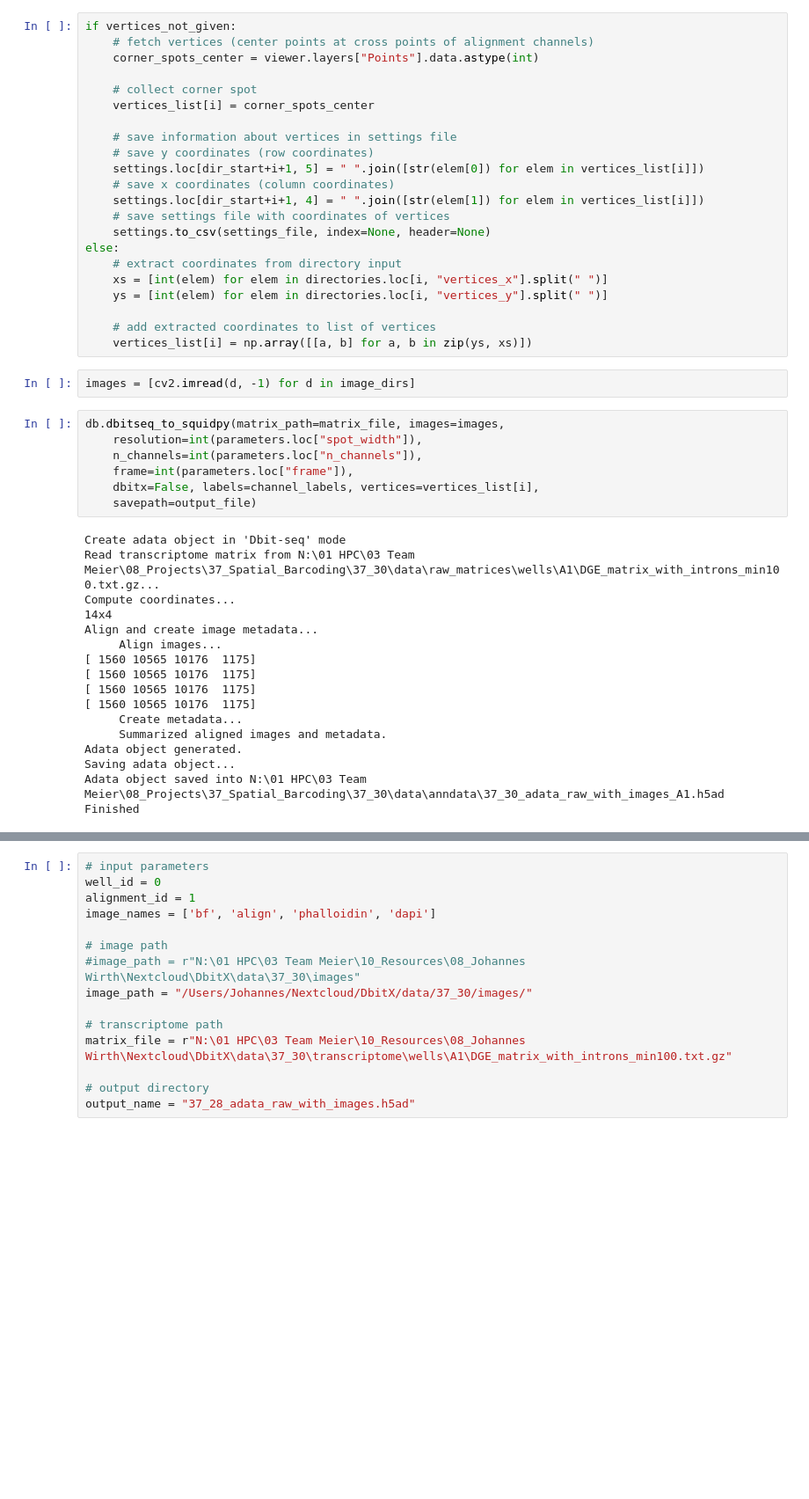
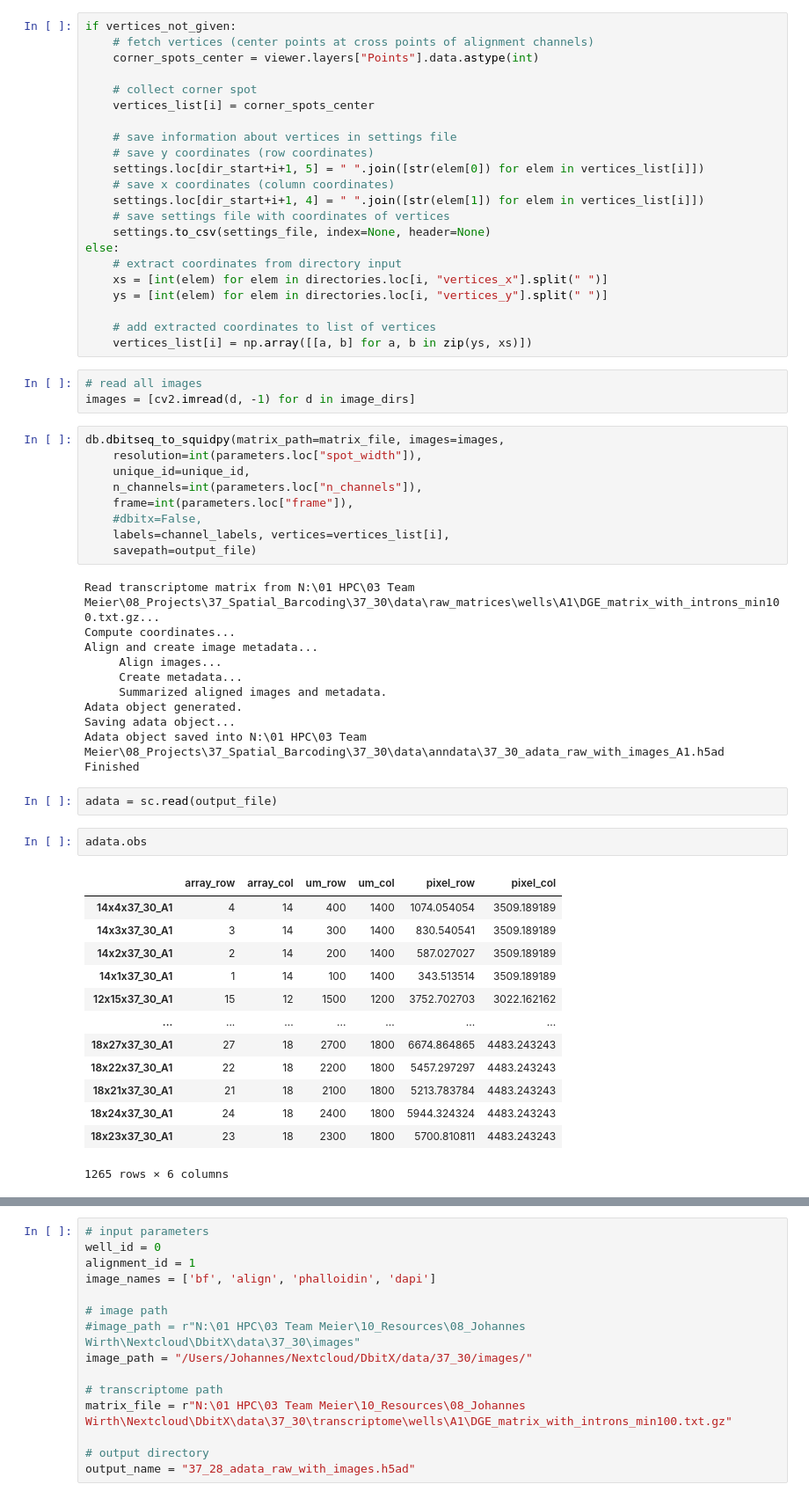
Before and after one commit to jwrth/xDBiT_toolbox, a Jupyter notebook: CountsToAnndata/alignment_script.ipynb, the cells around one changed output, grey strips where cells are left out. Shown: that part at 88% size. Drawn from its saved outputs; the diff is of its cells as text; blank space fills up the shorter version.

```diff
--- a/CountsToAnndata/alignment_script.ipynb
+++ b/CountsToAnndata/alignment_script.ipynb
@@ -143,28 +182,43 @@ else:
     # add extracted coordinates to list of vertices
     vertices_list[i] = np.array([[a, b] for a, b in zip(ys, xs)])
 # %%
+# read all images
 images = [cv2.imread(d, -1) for d in image_dirs]
 # %%
 db.dbitseq_to_squidpy(matrix_path=matrix_file, images=images,
     resolution=int(parameters.loc["spot_width"]),
+    unique_id=unique_id,
     n_channels=int(parameters.loc["n_channels"]),
     frame=int(parameters.loc["frame"]),
-    dbitx=False, labels=channel_labels, vertices=vertices_list[i],
+    #dbitx=False,
+    labels=channel_labels, vertices=vertices_list[i],
     savepath=output_file)
 # %% [output]
-Create adata object in 'Dbit-seq' mode
 Read transcriptome matrix from N:\01 HPC\03 Team Meier\08_Projects\37_Spatial_Barcoding\37_30\data\raw_matrices\wells\A1\DGE_matrix_with_introns_min100.txt.gz...
 Compute coordinates...
-14x4
 Align and create image metadata...
      Align images...
-[ 1560 10565 10176  1175]
-[ 1560 10565 10176  1175]
-[ 1560 10565 10176  1175]
-[ 1560 10565 10176  1175]
      Create metadata...
      Summarized aligned images and metadata.
 Adata object generated.
 Saving adata object...
 Adata object saved into N:\01 HPC\03 Team Meier\08_Projects\37_Spatial_Barcoding\37_30\data\anndata\37_30_adata_raw_with_images_A1.h5ad
 Finished
+# %%
+adata = sc.read(output_file)
+# %%
+adata.obs
+# %% [output]
+|  | array_row | array_col | um_row | um_col | pixel_row | pixel_col |
+| 14x4x37_30_A1 | 4 | 14 | 400 | 1400 | 1074.054054 | 3509.189189 |
+| 14x3x37_30_A1 | 3 | 14 | 300 | 1400 | 830.540541 | 3509.189189 |
+| 14x2x37_30_A1 | 2 | 14 | 200 | 1400 | 587.027027 | 3509.189189 |
+| 14x1x37_30_A1 | 1 | 14 | 100 | 1400 | 343.513514 | 3509.189189 |
+| 12x15x37_30_A1 | 15 | 12 | 1500 | 1200 | 3752.702703 | 3022.162162 |
+| ... | ... | ... | ... | ... | ... | ... |
+| 18x27x37_30_A1 | 27 | 18 | 2700 | 1800 | 6674.864865 | 4483.243243 |
+| 18x22x37_30_A1 | 22 | 18 | 2200 | 1800 | 5457.297297 | 4483.243243 |
+| 18x21x37_30_A1 | 21 | 18 | 2100 | 1800 | 5213.783784 | 4483.243243 |
+| 18x24x37_30_A1 | 24 | 18 | 2400 | 1800 | 5944.324324 | 4483.243243 |
+| 18x23x37_30_A1 | 23 | 18 | 2300 | 1800 | 5700.810811 | 4483.243243 |
+1265 rows × 6 columns
```
Also changed, not shown: parts of 7 cells of this notebook, 3 other files.
